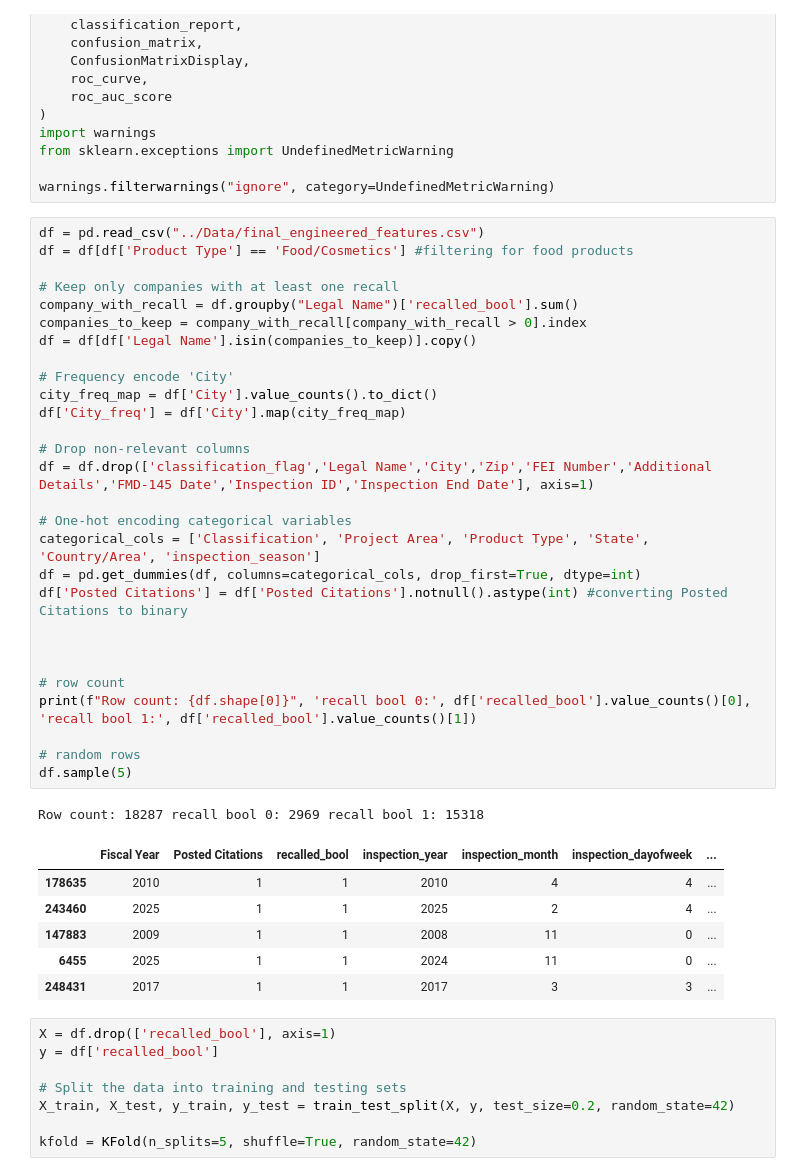
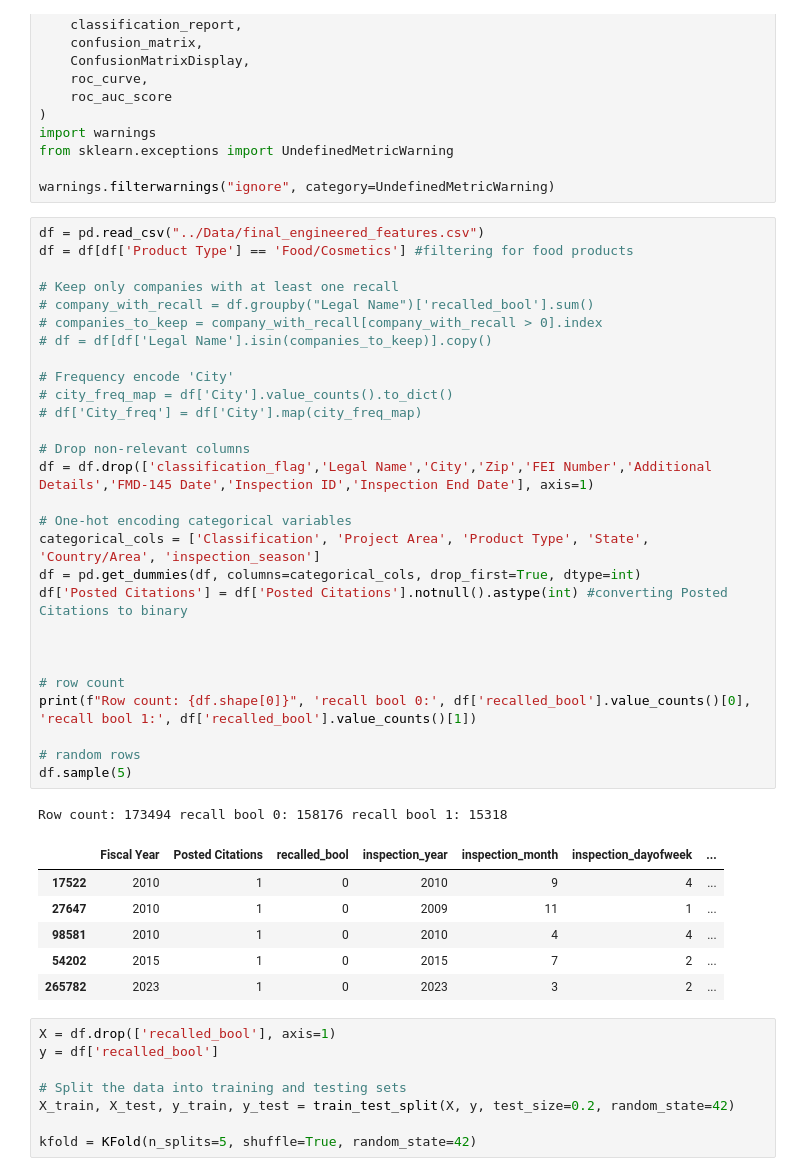
Before and after one commit to YucongLei-0503/Total-Recalls, a Jupyter notebook: Predictive_Models/model_compare.ipynb, the cells around one changed output. Saved outputs shown, nothing was run; the diff lists cells and outputs as text.

```diff
--- a/Predictive_Models/model_compare.ipynb
+++ b/Predictive_Models/model_compare.ipynb
@@ -23,39 +23,39 @@ warnings.filterwarnings("ignore", category=UndefinedMetricWarning)
 # %%
 df = pd.read_csv("../Data/final_engineered_features.csv")
 df = df[df['Product Type'] == 'Food/Cosmetics'] #filtering for food products
 
 # Keep only companies with at least one recall
-company_with_recall = df.groupby("Legal Name")['recalled_bool'].sum()
-companies_to_keep = company_with_recall[company_with_recall > 0].index
-df = df[df['Legal Name'].isin(companies_to_keep)].copy()
+# company_with_recall = df.groupby("Legal Name")['recalled_bool'].sum()
+# companies_to_keep = company_with_recall[company_with_recall > 0].index
+# df = df[df['Legal Name'].isin(companies_to_keep)].copy()
 
 # Frequency encode 'City'
-city_freq_map = df['City'].value_counts().to_dict()
-df['City_freq'] = df['City'].map(city_freq_map)
+# city_freq_map = df['City'].value_counts().to_dict()
+# df['City_freq'] = df['City'].map(city_freq_map)
 
 # Drop non-relevant columns
 df = df.drop(['classification_flag','Legal Name','City','Zip','FEI Number','Additional Details','FMD-145 Date','Inspection ID','Inspection End Date'], axis=1)
 
 # One-hot encoding categorical variables
 categorical_cols = ['Classification', 'Project Area', 'Product Type', 'State', 'Country/Area', 'inspection_season']
 df = pd.get_dummies(df, columns=categorical_cols, drop_first=True, dtype=int)
 df['Posted Citations'] = df['Posted Citations'].notnull().astype(int) #converting Posted Citations to binary
 
 
 
 # row count
 print(f"Row count: {df.shape[0]}", 'recall bool 0:', df['recalled_bool'].value_counts()[0], 'recall bool 1:', df['recalled_bool'].value_counts()[1])
 
 # random rows
 df.sample(5)
 # %% [output]
-Row count: 18287 recall bool 0: 2969 recall bool 1: 15318
+Row count: 173494 recall bool 0: 158176 recall bool 1: 15318
 |  | Fiscal Year | Posted Citations | recalled_bool | inspection_year | inspection_month | inspection_dayofweek | ... |
-| 178635 | 2010 | 1 | 1 | 2010 | 4 | 4 | ... |
-| 243460 | 2025 | 1 | 1 | 2025 | 2 | 4 | ... |
-| 147883 | 2009 | 1 | 1 | 2008 | 11 | 0 | ... |
-| 6455 | 2025 | 1 | 1 | 2024 | 11 | 0 | ... |
-| 248431 | 2017 | 1 | 1 | 2017 | 3 | 3 | ... |
+| 17522 | 2010 | 1 | 0 | 2010 | 9 | 4 | ... |
+| 27647 | 2010 | 1 | 0 | 2009 | 11 | 1 | ... |
+| 98581 | 2010 | 1 | 0 | 2010 | 4 | 4 | ... |
+| 54202 | 2015 | 1 | 0 | 2015 | 7 | 2 | ... |
+| 265782 | 2023 | 1 | 0 | 2023 | 3 | 2 | ... |
 # %%
 X = df.drop(['recalled_bool'], axis=1)
 y = df['recalled_bool']
```
Also changed, not shown: parts of 2 cells of this notebook.
